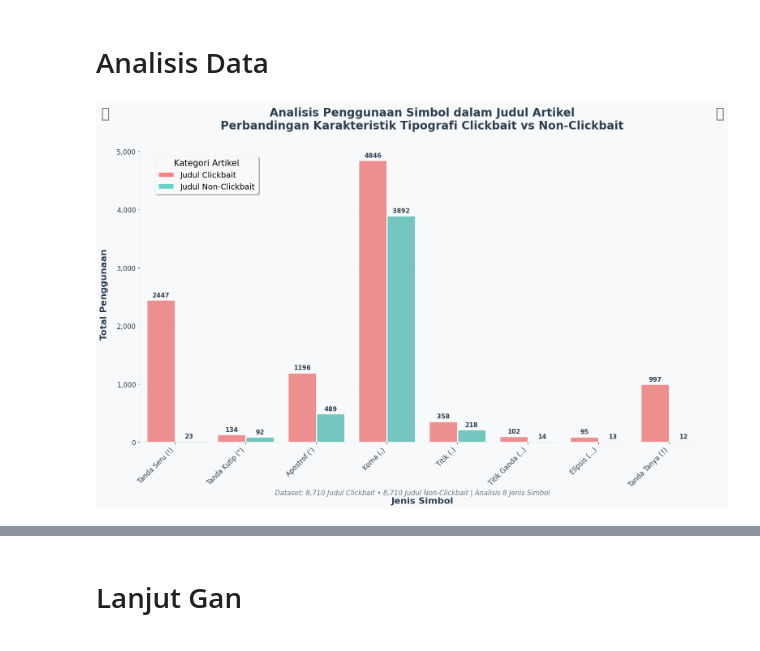
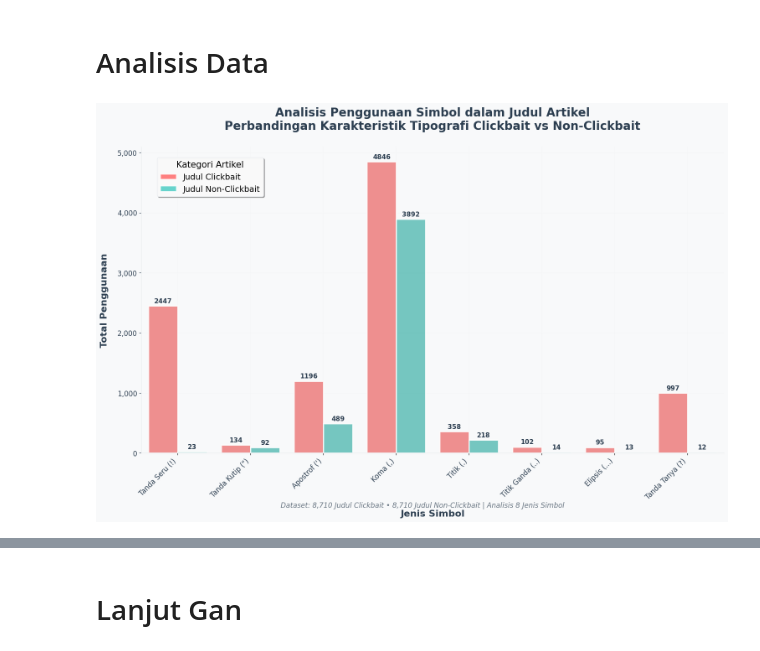
Before and after one commit to furaihan/proyek-data-mining, a Jupyter notebook: main_tfidf.ipynb, the cells around one changed output, grey strips where cells are left out. Cells and saved outputs as stored; diff of their text form; code cells hidden in the pictures.

```diff
--- a/main_tfidf.ipynb
+++ b/main_tfidf.ipynb
@@ -150,11 +149,15 @@ df['stopword_removed'] = df['stopword_removed'].apply(lambda x: [word for word i
 df_clickbait = df[df['label'] == 'clickbait']
 df_non_clickbait = df[df['label'] == 'non-clickbait']
 # %%
-import seaborn as sns
-import pandas as pd
+import numpy as np
 import matplotlib.patches as mpatches
+from matplotlib.ticker import FixedLocator, FuncFormatter
+from matplotlib import rcParams
 
-# Define symbols to analyze with better categorization
+# ✅ Set font that supports emoji
+rcParams['font.family'] = 'Segoe UI Emoji'
+
+# Define symbols to analyze
 symbols = ['!', '?', '.', ',', '...', '"', '..', "'"]
 
 # Function to count symbols in a string
@@ -182,24 +185,24 @@ grouped = melted.groupby(['label', 'symbol'])['count'].sum().reset_index()
 
 # Modern color palette
 colors = {
-    'clickbait': '#FF6B6B',      # Vibrant coral red
-    'non_clickbait': '#4ECDC4',   # Teal blue
-    'background': '#F8F9FA',      # Light gray
-    'text': '#2C3E50',           # Dark blue-gray
-    'grid': '#E9ECEF',           # Light grid
-    'accent': '#FFD93D'          # Gold accent
+    'clickbait': '#FF6B6B',
+    'non_clickbait': '#4ECDC4',
+    'background': '#F8F9FA',
+    'text': '#2C3E50',
+    'grid': '#E9ECEF',
+    'accent': '#FFD93D'
 }
 
 # Set style
 plt.style.use('default')
 sns.set_palette([colors['clickbait'], colors['non_clickbait']])
 
-# Create the enhanced plot
+# Create the plot
 fig, ax = plt.subplots(figsize=(16, 10))
 fig.patch.set_facecolor(colors['background'])
 ax.set_facecolor(colors['background'])
 
-# Create the barplot with enhanced styling
+# Create barplot
 barplot = sns.barplot(
     data=grouped,
     x='symbol',
@@ -212,16 +215,11 @@ barplot = sns.barplot(
     linewidth=2
 )
 
-# Enhance the bars with gradient-like effect
-for i, patch in enumerate(ax.patches):
-    # Add subtle shadow effect
-    patch.set_zorder(3)
-
 # Add value labels on top of bars
 def add_value_labels():
     for container in ax.containers:
         ax.bar_label(container, fmt='%d', fontsize=11, fontweight='600',
-                    color=colors['text'], padding=3)
+                     color=colors['text'], padding=3)
 
 add_value_labels()
 
@@ -233,7 +231,7 @@ ax.set_title('Analisis Penggunaan Simbol dalam Judul Artikel\n'
 ax.set_xlabel('Jenis Simbol', fontsize=16, fontweight='600', color=colors['text'], labelpad=15)
 ax.set_ylabel('Total Penggunaan', fontsize=16, fontweight='600', color=colors['text'], labelpad=15)
 
-# Enhance x-axis labels with better formatting
+# Define readable x-axis labels
 symbol_labels = {
     '!': 'Tanda Seru (!)',
     '?': 'Tanda Tanya (?)',
@@ -245,55 +243,51 @@ symbol_labels = {
     "'": "Apostrof (')"
 }
 
-# Update x-axis labels
-current_labels = [item.get_text() for item in ax.get_xticklabels()]
-new_labels = [symbol_labels.get(label, label) for label in current_labels]
+# ✅ Apply FixedLocator before setting labels
+symbols_in_order = grouped['symbol'].unique().tolist()
+ax.set_xticks(range(len(symbols_in_order)))
+new_labels = [symbol_labels.get(sym, sym) for sym in symbols_in_order]
 ax.set_xticklabels(new_labels, rotation=45, ha='right', fontsize=12, color=colors['text'])
 
 # Customize y-axis
 ax.tick_params(axis='y', labelsize=12, colors=colors['text'])
-ax.yaxis.set_major_formatter(plt.FuncFormatter(lambda x, p: f'{x:,.0f}'))
+ax.yaxis.set_major_formatter(FuncFormatter(lambda x, _: f'{x:,.0f}'))
 
-# Add subtle grid
+# Grid and spines
 ax.grid(True, alpha=0.3, color=colors['grid'], linestyle='-', linewidth=0.5, zorder=1)
 ax.set_axisbelow(True)
+ax.spines['top'].set_visible(False)
+ax.spines['right'].set_visible(False)
+ax.spines['left'].set_color(colors['grid'])
+ax.spines['bottom'].set_color(colors['grid'])
 
-# Create enhanced legend
+# Legend customization
 legend_elements = [
     mpatches.Rectangle((0, 0), 1, 1, facecolor=colors['clickbait'], alpha=0.85,
-                      edgecolor='white', linewidth=2, label='Judul Clickbait'),
+                       edgecolor='white', linewidth=2, label='Judul Clickbait'),
     mpatches.Rectangle((0, 0), 1, 1, facecolor=colors['non_clickbait'], alpha=0.85,
-                      edgecolor='white', linewidth=2, label='Judul Non-Clickbait')
+                       edgecolor='white', linewidth=2, label='Judul Non-Clickbait')
 ]
 
 legend = ax.legend(handles=legend_elements, loc='upper left',
                    frameon=True, fancybox=True, shadow=True,
                    fontsize=14, title='Kategori Artikel', title_fontsize=15,
                    bbox_to_anchor=(0.02, 0.98))
 legend.get_frame().set_facecolor('white')
 legend.get_frame().set_alpha(0.95)
 legend.get_frame().set_edgecolor(colors['grid'])
 
-# Remove top and right spines
-ax.spines['top'].set_visible(False)
-ax.spines['right'].set_visible(False)
-ax.spines['left'].set_color(colors['grid'])
-ax.spines['bottom'].set_color(colors['grid'])
-
-# Add decorative elements
-fig.text(0.02, 0.95, '📊', fontsize=25, alpha=0.6)
-fig.text(0.98, 0.95, '✨', fontsize=25, alpha=0.6, ha='right')
-
-# Add footer with insights
+# Footer
 total_clickbait = len(df_clickbait)
 total_non_clickbait = len(df_non_clickbait)
-fig.text(0.5, 0.02, f'Dataset: {total_clickbait:,} Judul Clickbait • {total_non_clickbait:,} Judul Non-Clickbait | Analisis {len(symbols)} Jenis Simbol',
+fig.text(0.5, 0.02,
+         f'Dataset: {total_clickbait:,} Judul Clickbait • {total_non_clickbait:,} Judul Non-Clickbait | Analisis {len(symbols)} Jenis Simbol',
          ha='center', fontsize=12, style='italic', color=colors['text'], alpha=0.7)
 
-# Adjust layout
+# Layout tweaks
 plt.tight_layout()
 plt.subplots_adjust(top=0.88, bottom=0.15, left=0.08, right=0.95)
 plt.show()
 # %% [output]
-[figure, old version]
+[figure, new version]
 # %%
```
Also changed, not shown: parts of 5 cells of this notebook, 1 other file.
